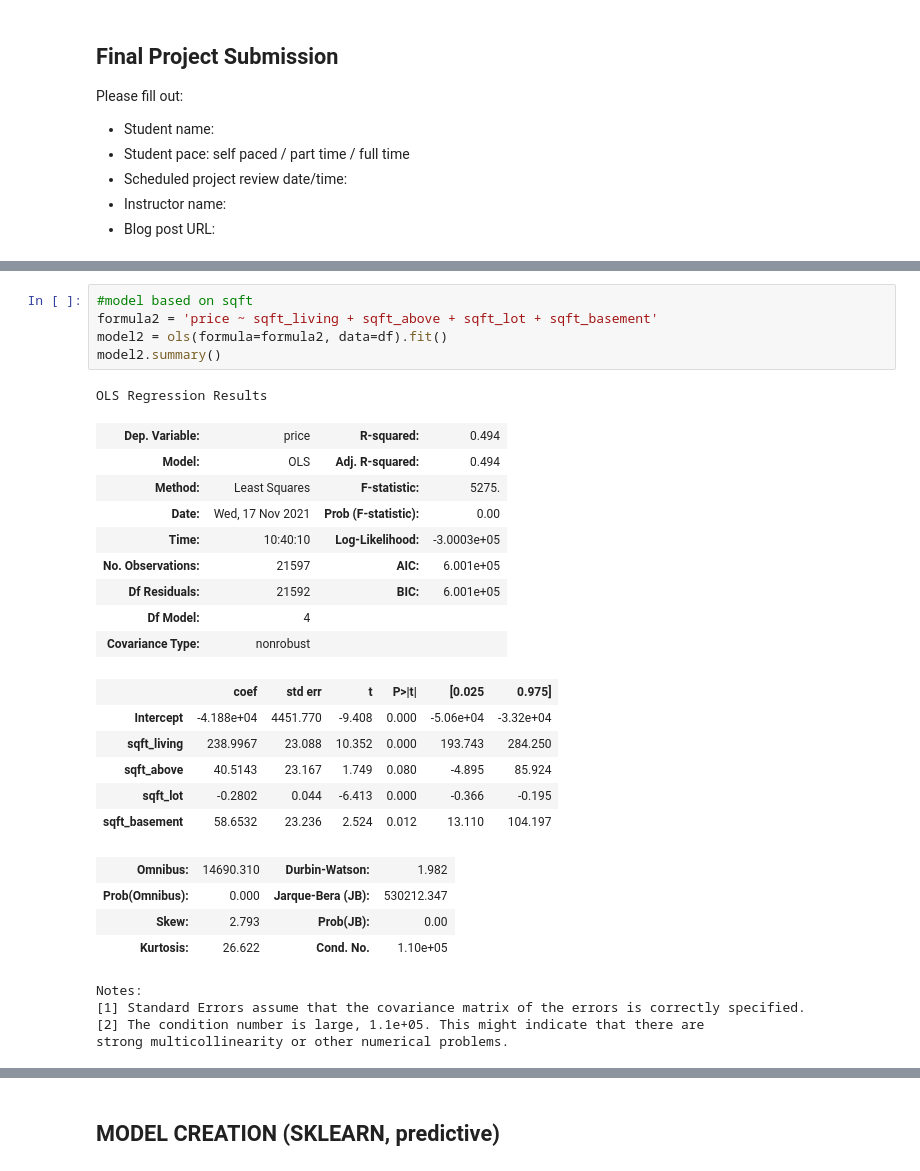
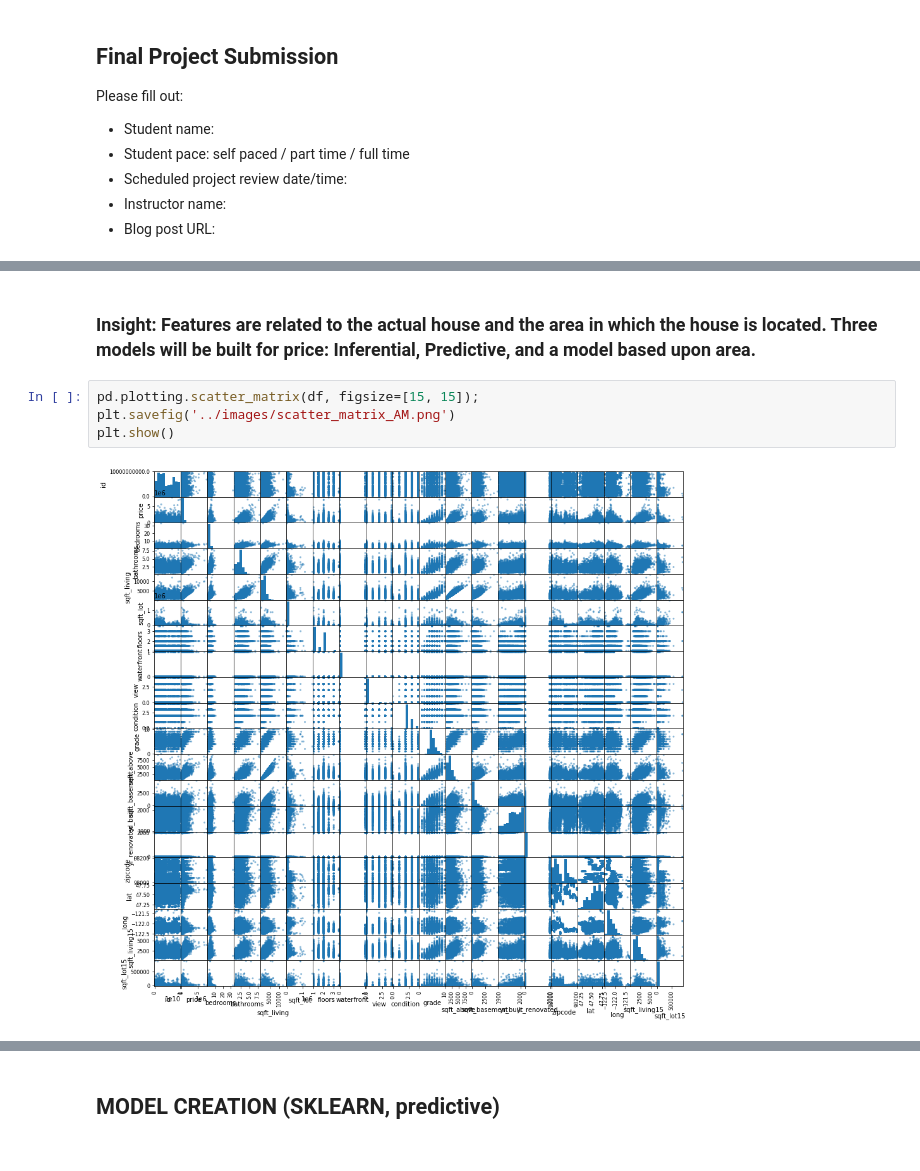
Before and after one commit to zach-hanly/housing_data_project, a Jupyter notebook: master_notebook.ipynb, the cells around one changed output, grey strips where cells are left out. Saved outputs shown, nothing was run; the diff lists cells and outputs as text.

```diff
--- a/master_notebook.ipynb
+++ b/master_notebook.ipynb
@@ -286,31 +135,9 @@ strong multicollinearity or other numerical problems.
-# %%
-#model based on sqft
-formula2 = 'price ~ sqft_living + sqft_above + sqft_lot + sqft_basement'
-model2 = ols(formula=formula2, data=df).fit()
-model2.summary()
-# %% [output]
-OLS Regression Results
-| Dep. Variable: | price | R-squared: | 0.494 |
-| Model: | OLS | Adj. R-squared: | 0.494 |
-| Method: | Least Squares | F-statistic: | 5275. |
-| Date: | Wed, 17 Nov 2021 | Prob (F-statistic): | 0.00 |
-| Time: | 10:40:10 | Log-Likelihood: | -3.0003e+05 |
-| No. Observations: | 21597 | AIC: | 6.001e+05 |
-| Df Residuals: | 21592 | BIC: | 6.001e+05 |
-| Df Model: | 4 |  |  |
-| Covariance Type: | nonrobust |  |  |
-|  | coef | std err | t | P>|t| | [0.025 | 0.975] |
-| Intercept | -4.188e+04 | 4451.770 | -9.408 | 0.000 | -5.06e+04 | -3.32e+04 |
-| sqft_living | 238.9967 | 23.088 | 10.352 | 0.000 | 193.743 | 284.250 |
-| sqft_above | 40.5143 | 23.167 | 1.749 | 0.080 | -4.895 | 85.924 |
-| sqft_lot | -0.2802 | 0.044 | -6.413 | 0.000 | -0.366 | -0.195 |
-| sqft_basement | 58.6532 | 23.236 | 2.524 | 0.012 | 13.110 | 104.197 |
-| Omnibus: | 14690.310 | Durbin-Watson: | 1.982 |
-| Prob(Omnibus): | 0.000 | Jarque-Bera (JB): | 530212.347 |
-| Skew: | 2.793 | Prob(JB): | 0.00 |
-| Kurtosis: | 26.622 | Cond. No. | 1.10e+05 |
-Notes:
-[1] Standard Errors assume that the covariance matrix of the errors is correctly specified.
-[2] The condition number is large, 1.1e+05. This might indicate that there are
-strong multicollinearity or other numerical problems.
+# %% [markdown]
+### Insight: Features are related to the actual house and the area in which the house is located. Three models will be built for price: Inferential, Predictive, and a model based upon area.
+# %%
+pd.plotting.scatter_matrix(df, figsize=[15, 15]);
+plt.savefig('../images/scatter_matrix_AM.png')
+plt.show()
+# %% [output]
+[figure, added]
 # %%
```
Also changed, not shown: parts of 95 cells of this notebook, 3 other files.
